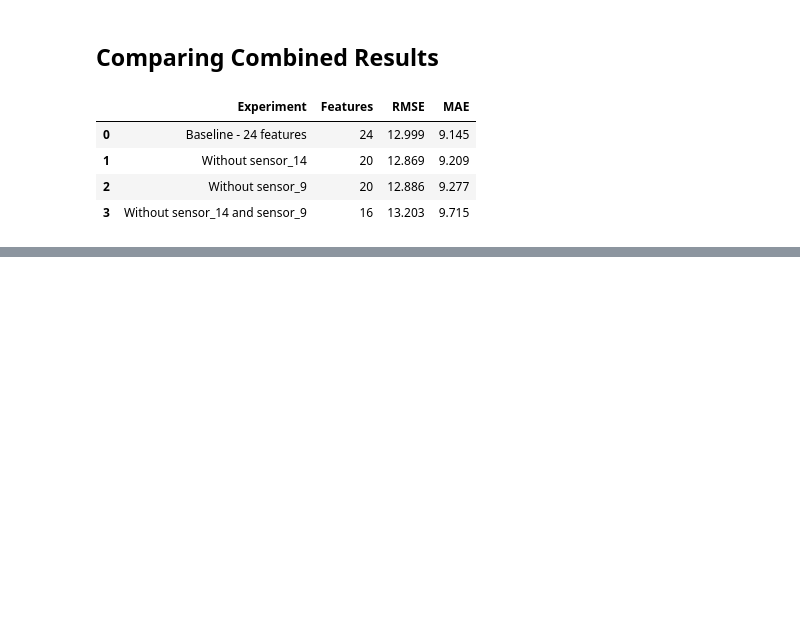
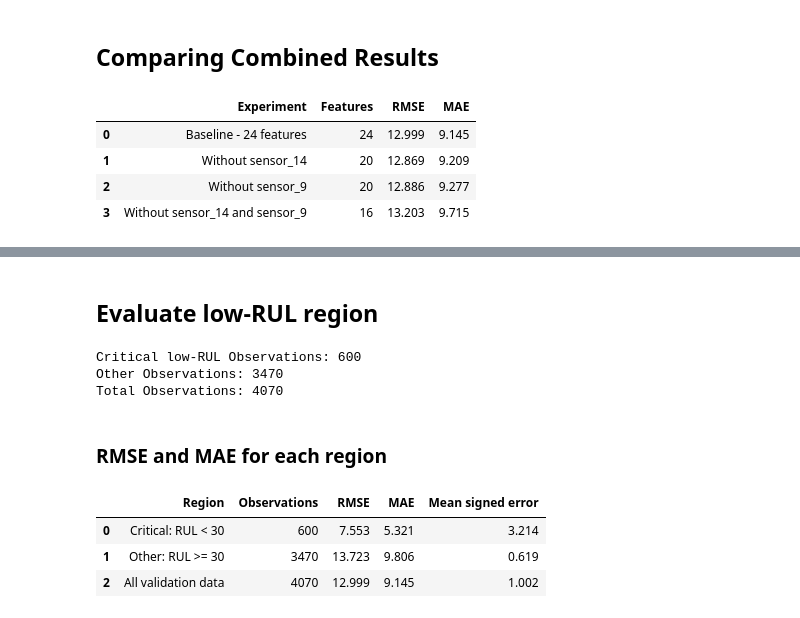
Before and after one commit to Bhav-creator452/predictive-maintenance-analyzer, a Jupyter notebook: notebooks/01_data_understanding.ipynb, the cells around one changed output, grey strips where cells are left out. Drawn from its saved outputs; the diff is of its cells as text; code cells hidden in the pictures; blank space fills up the shorter version.

```diff
--- a/notebooks/01_data_understanding.ipynb
+++ b/notebooks/01_data_understanding.ipynb
@@ -1695,0 +1759,46 @@ combined_comparison.round(3)
+# %% [markdown]
+## Evaluate low-RUL region
+# %%
+low_rul_mask = val_eval["actual_rul"] < 30
+other_rul_mask = val_eval["actual_rul"] >=30
+
+print("Critical low-RUL Observations:", low_rul_mask.sum())
+print("Other Observations:", other_rul_mask.sum())
+print("Total Observations:", len(val_eval))
+# %% [output]
+Critical low-RUL Observations: 600
+Other Observations: 3470
+Total Observations: 4070
+# %% [markdown]
+### RMSE and MAE for each region
+# %%
+def evaluate_region(name, mask):
+    actual = val_eval.loc[mask, "actual_rul"]
+    predicted = val_eval.loc[mask, "predicted_rul"]
+
+    rmse = np.sqrt(mean_squared_error(actual, predicted))
+    mae = mean_absolute_error(actual, predicted)
+    mean_error = (predicted - actual).mean()
+
+    return{
+        "Region": name,
+        "Observations": len(actual),
+        "RMSE": rmse,
+        "MAE": mae,
+        "Mean signed error": mean_error
+    }
+
+region_results = pd.DataFrame([
+    evaluate_region("Critical: RUL < 30", low_rul_mask),
+    evaluate_region("Other: RUL >= 30", other_rul_mask),
+    evaluate_region("All validation data", pd.Series(
+        True, index=val_eval.index
+    ))
+])
+
+region_results.round(3)
+# %% [output]
+|  | Region | Observations | RMSE | MAE | Mean signed error |
+| 0 | Critical: RUL < 30 | 600 | 7.553 | 5.321 | 3.214 |
+| 1 | Other: RUL >= 30 | 3470 | 13.723 | 9.806 | 0.619 |
+| 2 | All validation data | 4070 | 12.999 | 9.145 | 1.002 |
```
Also changed, not shown: parts of 4 cells of this notebook, 1 other file.
